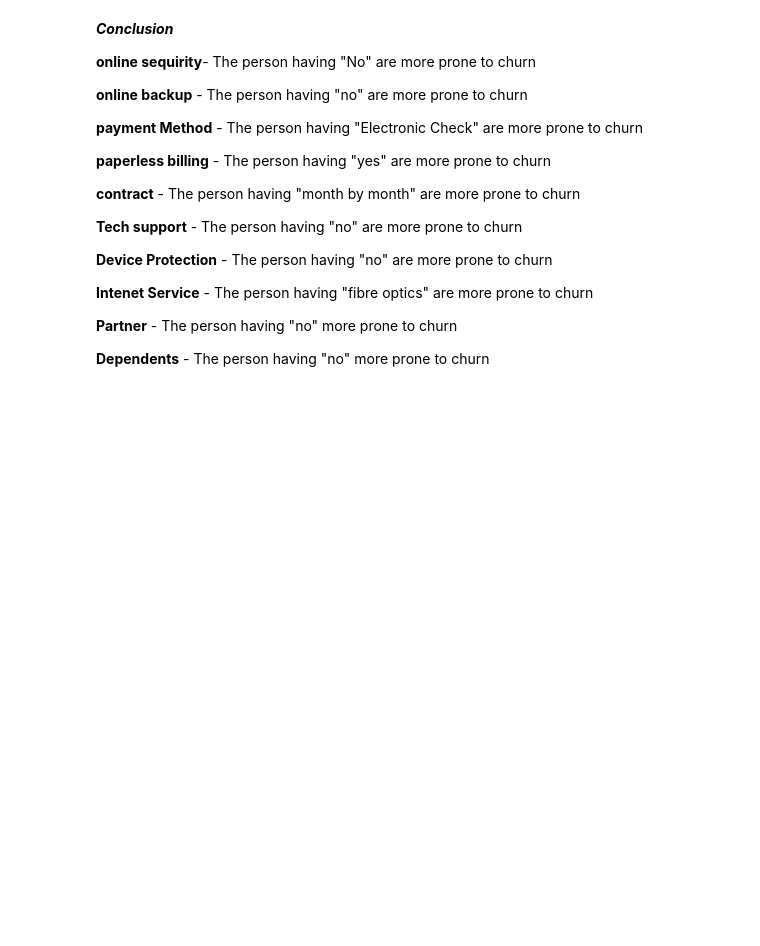
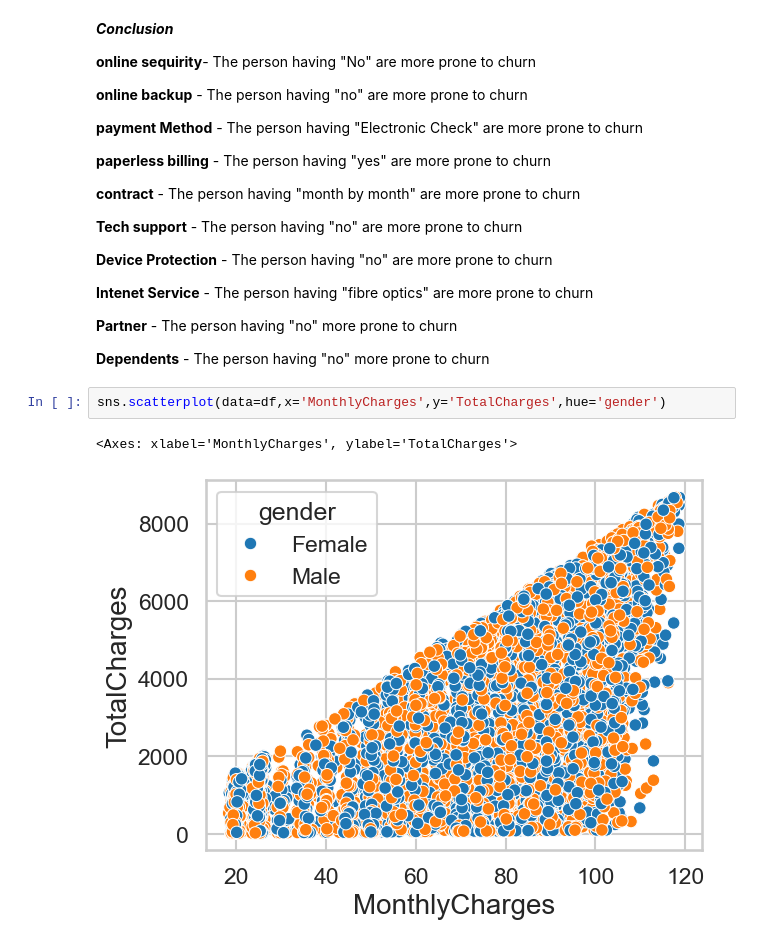
Before and after one commit to Rana-Sarvjeet/Predicting-Customer-Churn-in-Telecom-Using-Machine-Learning-Algorithms, a Jupyter notebook: churn analysis. EDA .ipynb, the cells around one changed output. Cells and saved outputs as stored; diff of their text form; blank space fills up the shorter version.

```diff
--- a/churn analysis. EDA .ipynb
+++ b/churn analysis. EDA .ipynb
@@ -224,3 +224,8 @@ plt.show()
 **Partner** - The person having "no" more prone to churn
 
 **Dependents** - The person having "no" more prone to churn
+# %%
+sns.scatterplot(data=df,x='MonthlyCharges',y='TotalCharges',hue='gender')
+# %% [output]
+<Axes: xlabel='MonthlyCharges', ylabel='TotalCharges'>
+[figure, added]
```
Also changed, not shown: parts of 19 cells of this notebook, 3 other files.
